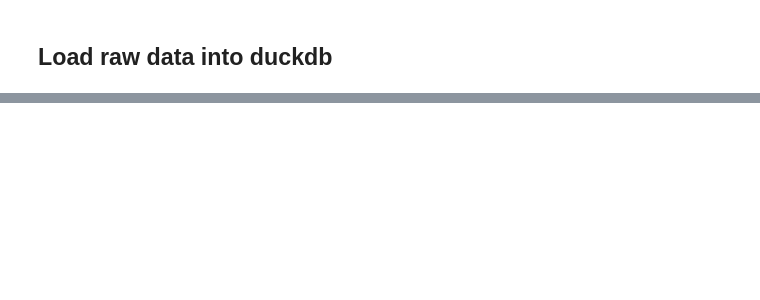
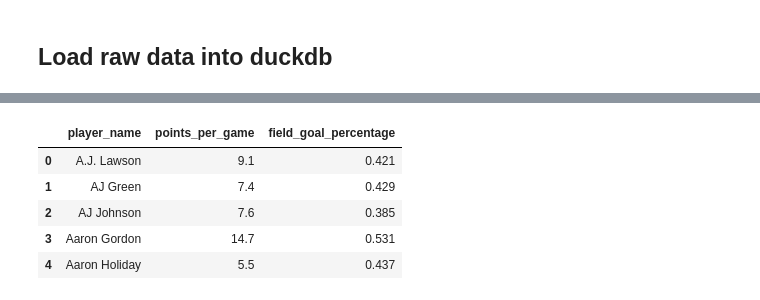
Before and after one commit to al-jpacho/nba-dbt-pipeline, a Jupyter notebook: notebooks/nba_pipeline_dev.ipynb, the cells around one changed output, grey strips where cells are left out. Saved outputs shown, nothing was run; the diff lists cells and outputs as text; code cells hidden in the pictures; blank space fills up the shorter version.

```diff
--- a/notebooks/nba_pipeline_dev.ipynb
+++ b/notebooks/nba_pipeline_dev.ipynb
@@ -37,0 +90,10 @@ with duckdb.connect('../duckdb/nba.duckdb') as con:
+# %%
+with duckdb.connect('../duckdb/nba.duckdb') as con:
+    display(con.sql("select player_name, points_per_game, field_goal_percentage from player_stats_cleaned limit 5").df())
+# %% [output]
+|  | player_name | points_per_game | field_goal_percentage |
+| 0 | A.J. Lawson | 9.1 | 0.421 |
+| 1 | AJ Green | 7.4 | 0.429 |
+| 2 | AJ Johnson | 7.6 | 0.385 |
+| 3 | Aaron Gordon | 14.7 | 0.531 |
+| 4 | Aaron Holiday | 5.5 | 0.437 |
```
Also changed, not shown: parts of 8 cells of this notebook.
